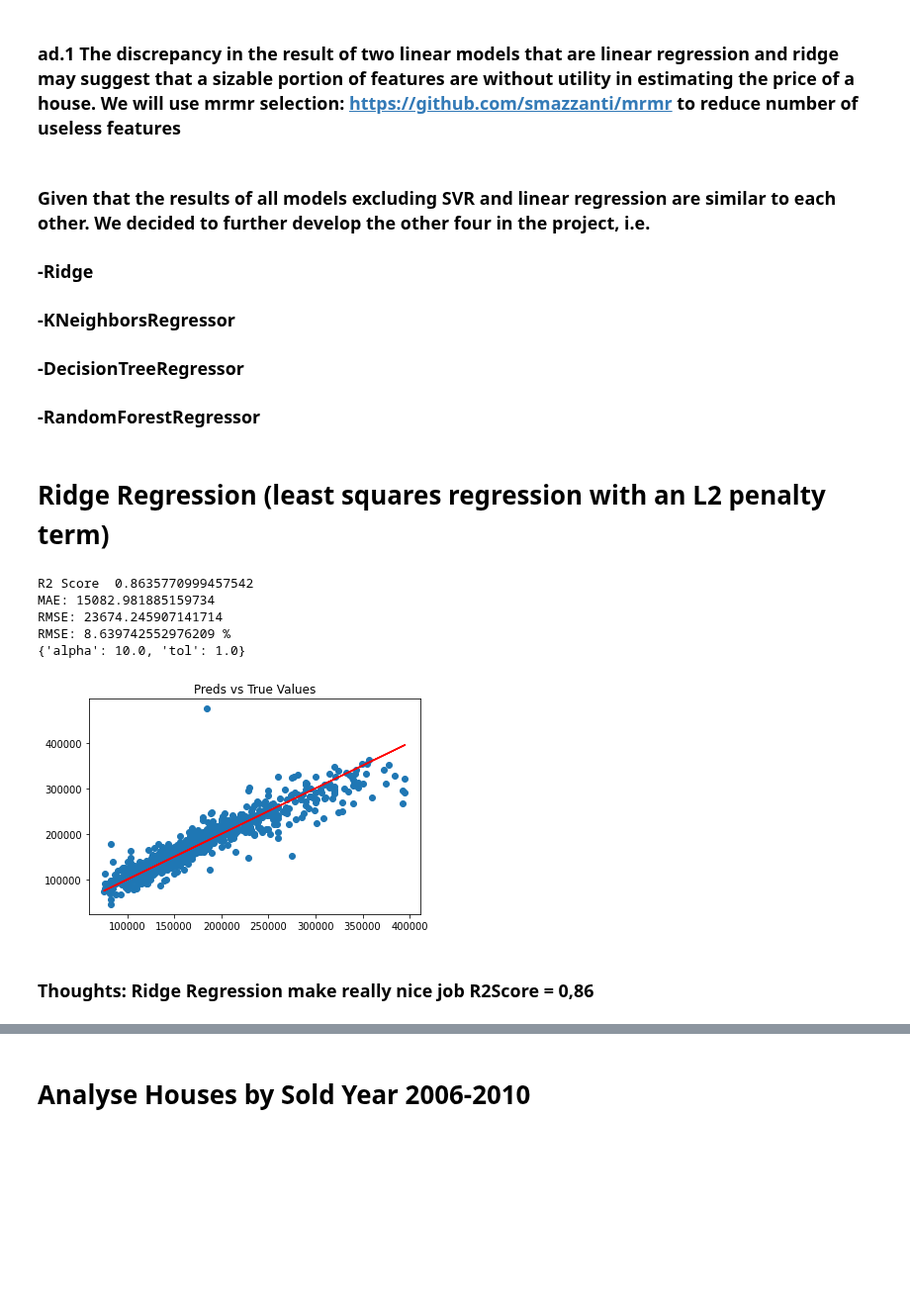
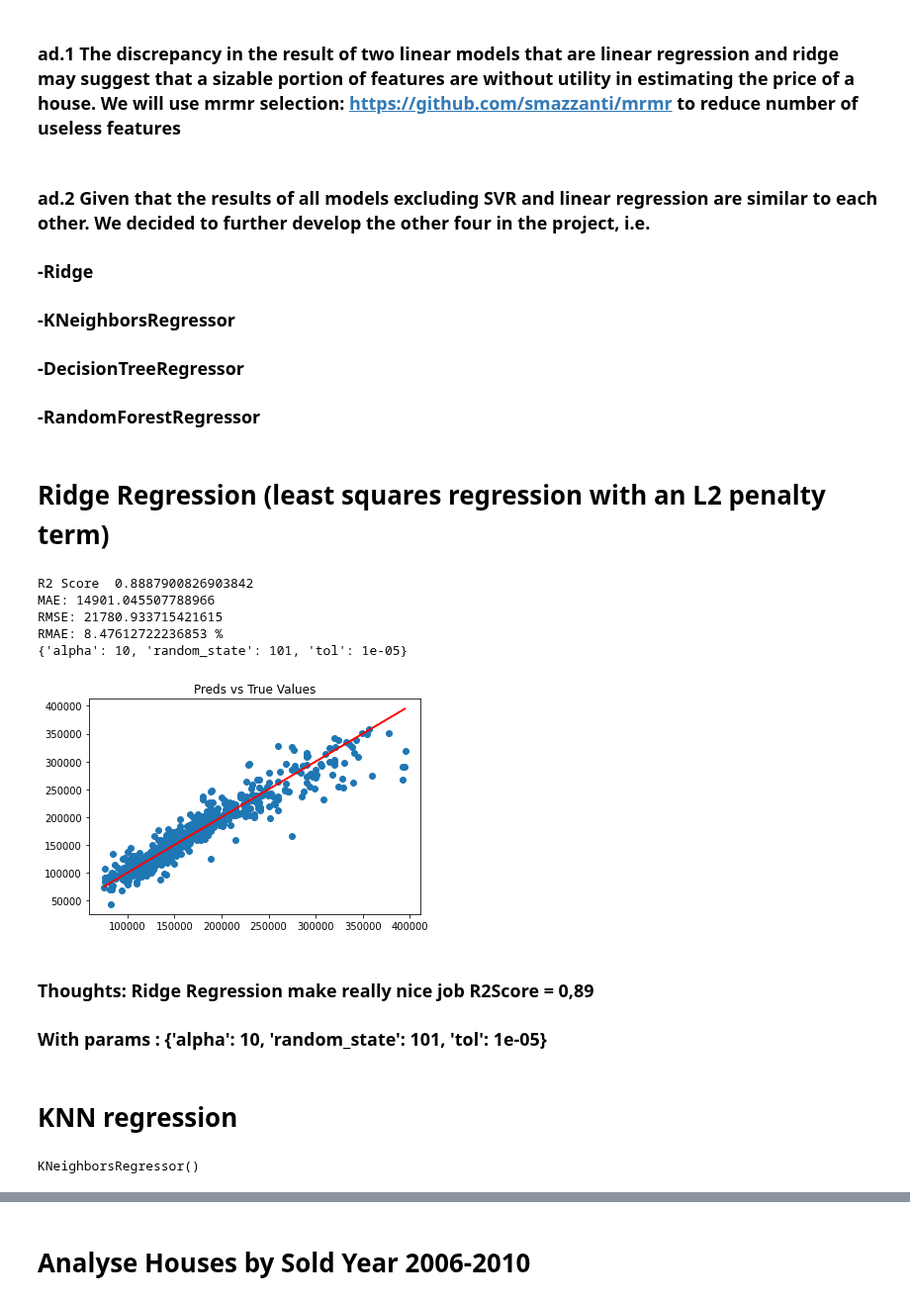
Before and after one commit to KacperChmura1/House-Price, a Jupyter notebook: ML.ipynb, the cells around one changed output, grey strips where cells are left out. Shown at 99% size. Drawn from its saved outputs; the diff is of its cells as text; code cells hidden in the pictures; blank space fills up the shorter version.

Commit message:
Ridge, KNN regressor and Decision Tree Test with grid_search hyper parameters tuning

```diff
--- a/ML.ipynb
+++ b/ML.ipynb
@@ -22,7 +39,9 @@ raw_df.head()
 5 rows × 75 columns
 # %%
 def ml(df, model, grid, grid_params = 0):
-    X_train, X_test, y_train, y_test = train_test_split(X, y, test_size=0.30, random_state=101)
+    X_train, X_test, y_train, y_test = train_test_split(X, y, test_size=0.20, random_state=101)
+
+
     if grid:
         model = GridSearchCV(model, grid_params)
     model.fit(X_train,y_train)
@@ -30,12 +49,12 @@ def ml(df, model, grid, grid_params = 0):
     print("R2 Score ", r2_score(y_test, preds))
     print('MAE:', metrics.mean_absolute_error(y_test, preds))
     print('RMSE:', np.sqrt(metrics.mean_squared_error(y_test, preds)))
-    print('RMSE:', metrics.mean_absolute_error(y_test, preds)/np.mean(y_test)*100, "%")
+    print('RMAE:', metrics.mean_absolute_error(y_test, preds)/np.mean(y_test)*100, "%")
     plt.scatter(y_test, preds)
     plt.plot(y_test, y_test, 'r')
     plt.title("Preds vs True Values")
-    print(model.best_params_)
-    return model
+    if grid:
+        print(model.best_params_)
 # %% [markdown]
 # Correlation
 # %%
@@ -243,7 +248,7 @@ RandomForestRegressor()  24565.16288984798
 # %% [markdown]
 ### ad.1 The discrepancy in the result of two linear models that are linear regression and ridge may suggest that a sizable portion of features are without utility in estimating the price of a house. We will use mrmr selection: https://github.com/smazzanti/mrmr to reduce number of useless features
 # %% [markdown]
-### Given that the results of all models excluding SVR and linear regression are similar to each other. We decided to further develop the other four in the project, i.e.
+### ad.2 Given that the results of all models excluding SVR and linear regression are similar to each other. We decided to further develop the other four in the project, i.e.
 ### -Ridge
 ### -KNeighborsRegressor
 ### -DecisionTreeRegressor
@@ -254,19 +259,27 @@ RandomForestRegressor()  24565.16288984798
 from sklearn.linear_model import Ridge
 # %%
 grid_params = {
-    'alpha': (np.logspace(-1, 1, 3)),
-    'tol': (np.logspace(0, 1, 4))
+    'alpha': [0.15,0.5,1,1.5,2,5,10,20],
+    'tol': [0.00001,0.00002,0.0001,.0005,0.01],
+    'random_state' : [101]
 }
 # %%
 ridge = Ridge()
 # %%
-trained_ridge = ml(dummies_df, ridge, True, grid_params)
+ml(dummies_df, ridge, True, grid_params)
 # %% [output]
-R2 Score  0.8635770999457542
-MAE: 15082.981885159734
-RMSE: 23674.245907141714
-RMSE: 8.639742552976209 %
-{'alpha': 10.0, 'tol': 1.0}
+R2 Score  0.8887900826903842
+MAE: 14901.045507788966
+RMSE: 21780.933715421615
+RMAE: 8.47612722236853 %
+{'alpha': 10, 'random_state': 101, 'tol': 1e-05}
-[figure, old version]
+[figure, new version]
 # %% [markdown]
-### Thoughts: Ridge Regression make really nice job R2Score = 0,86
+### Thoughts: Ridge Regression make really nice job R2Score = 0,89
+### With params : {'alpha': 10, 'random_state': 101, 'tol': 1e-05}
+# %% [markdown]
+# KNN regression
+# %%
+KNeighborsRegressor()
+# %% [output]
+KNeighborsRegressor()
```
Also changed, not shown: parts of 18 cells of this notebook.
